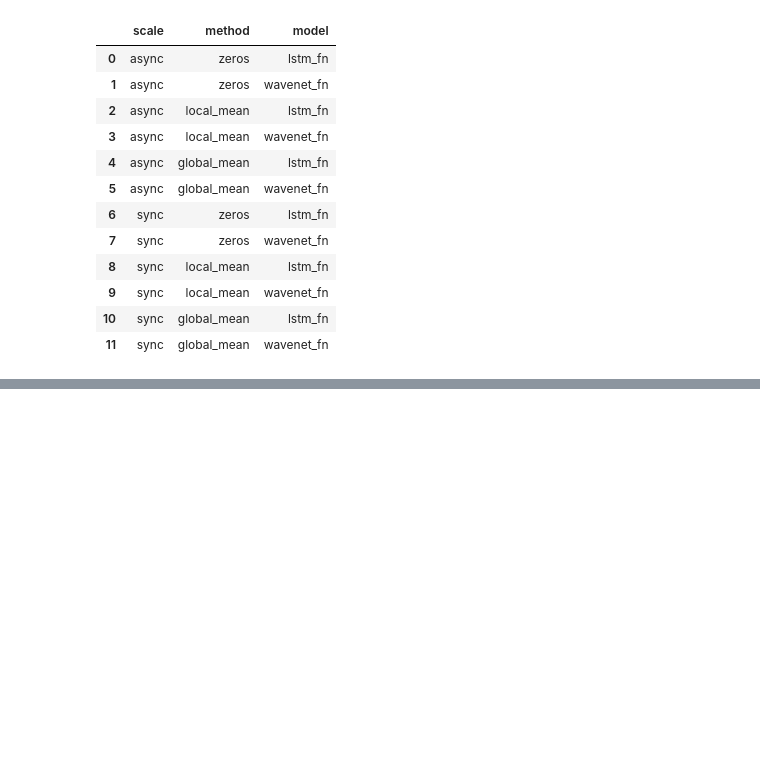
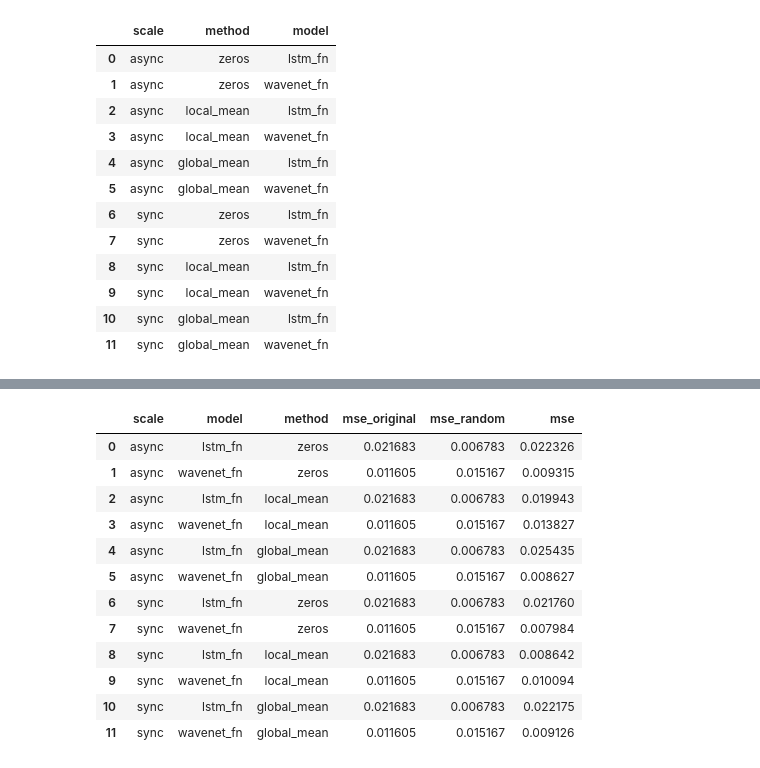
Before and after one commit to dungthuapps/tsx, a Jupyter notebook: notebooks/tsx-eval-qm.ipynb, the cells around one changed output, grey strips where cells are left out. Drawn from its saved outputs; the diff is of its cells as text; code cells hidden in the pictures; blank space fills up the shorter version.

```diff
--- a/notebooks/tsx-eval-qm.ipynb
+++ b/notebooks/tsx-eval-qm.ipynb
@@ -204,0 +315,17 @@ _ = pd.DataFrame(x_arr_new.T, columns=x_df.columns).plot(subplots=1)
+# %%
+eva_df.loc[:, ["scale", "model", "method", "mse_original", "mse_random", "mse"]].style.apply(highlight_max, axis=1, subset=['mse_original', "mse_random", "mse"])\
+    .apply(highlight_min, axis=1, subset=['mse_original', "mse_random", "mse"])
+# %% [output]
+|  | scale | model | method | mse_original | mse_random | mse |
+| 0 | async | lstm_fn | zeros | 0.021683 | 0.006783 | 0.022326 |
+| 1 | async | wavenet_fn | zeros | 0.011605 | 0.015167 | 0.009315 |
+| 2 | async | lstm_fn | local_mean | 0.021683 | 0.006783 | 0.019943 |
+| 3 | async | wavenet_fn | local_mean | 0.011605 | 0.015167 | 0.013827 |
+| 4 | async | lstm_fn | global_mean | 0.021683 | 0.006783 | 0.025435 |
+| 5 | async | wavenet_fn | global_mean | 0.011605 | 0.015167 | 0.008627 |
+| 6 | sync | lstm_fn | zeros | 0.021683 | 0.006783 | 0.021760 |
+| 7 | sync | wavenet_fn | zeros | 0.011605 | 0.015167 | 0.007984 |
+| 8 | sync | lstm_fn | local_mean | 0.021683 | 0.006783 | 0.008642 |
+| 9 | sync | wavenet_fn | local_mean | 0.011605 | 0.015167 | 0.010094 |
+| 10 | sync | lstm_fn | global_mean | 0.021683 | 0.006783 | 0.022175 |
+| 11 | sync | wavenet_fn | global_mean | 0.011605 | 0.015167 | 0.009126 |
```
Also changed, not shown: parts of 20 cells of this notebook, 1 other file.
